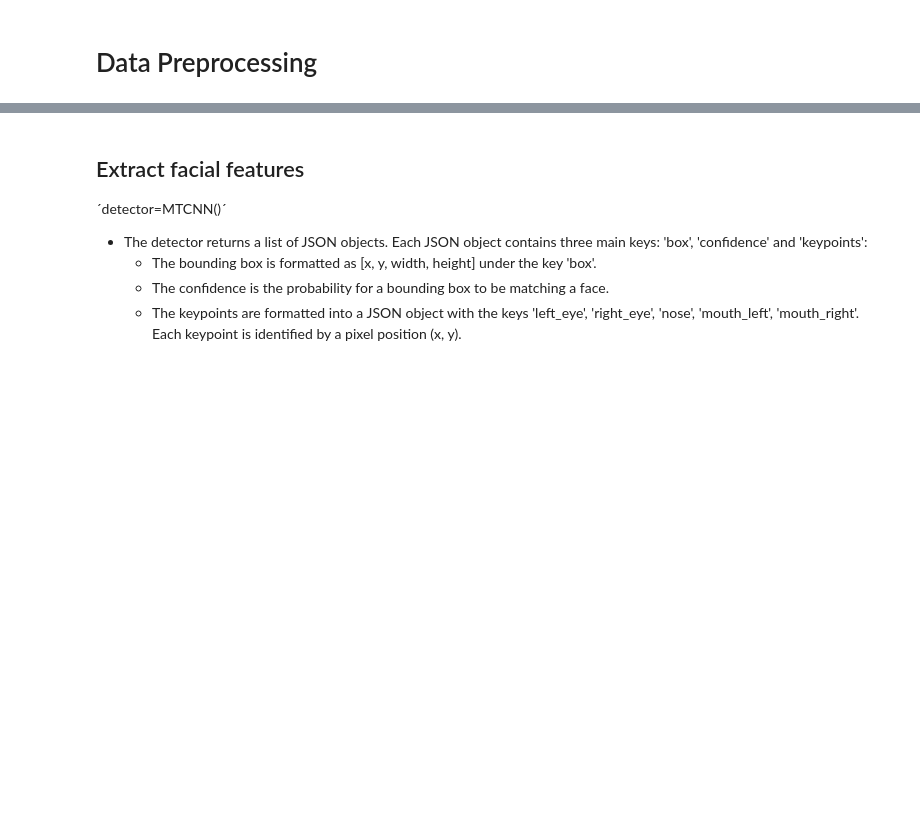
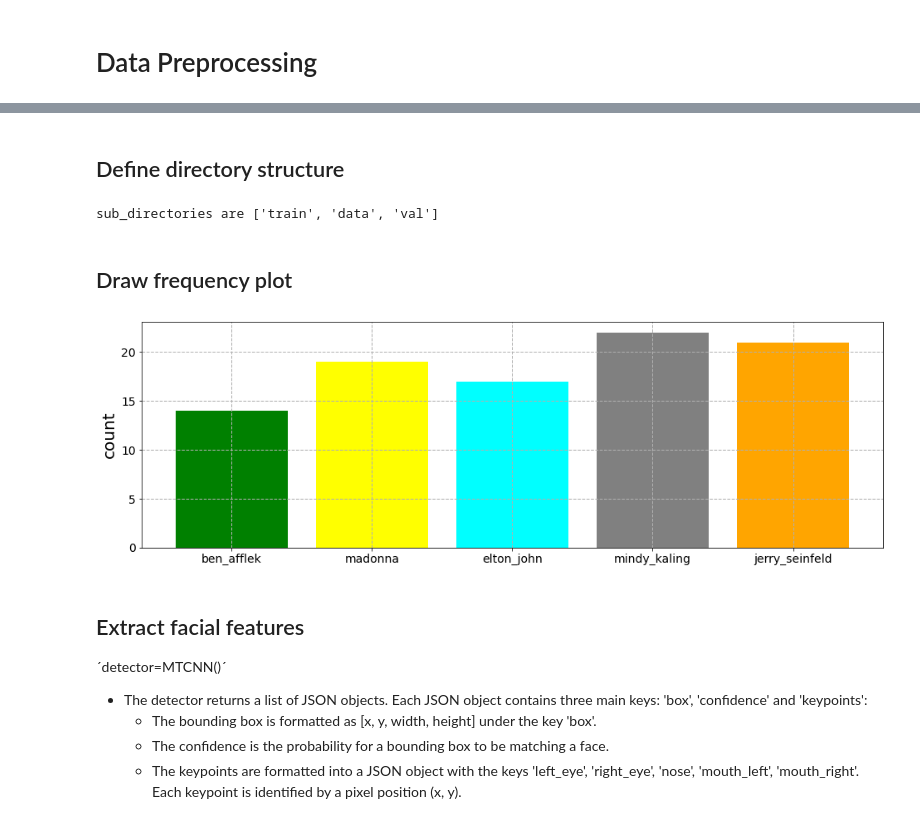
Before and after one commit to poojasaxena/face_recognition_modelling, a Jupyter notebook: keras_facenet/keras_facenet_inception_resnet_v1_celeb_data.ipynb, the cells around one changed output, grey strips where cells are left out. Drawn from its saved outputs; the diff is of its cells as text; code cells hidden in the pictures; blank space fills up the shorter version.

Commit message:
diectory structure verbessert

```diff
--- a/keras_facenet/keras_facenet_inception_resnet_v1_celeb_data.ipynb
+++ b/keras_facenet/keras_facenet_inception_resnet_v1_celeb_data.ipynb
@@ -130,0 +78,22 @@ draw_name_frequency_plot(dir_path=path)
+# %% [markdown]
+## Define directory structure
+# %%
+base_dir = os.environ.get('DirForImages')+'/5-celebrity-faces-dataset/'
+
+sub_dir_name = os.listdir(base_dir)
+print(f"sub_directories are {sub_dir_name}")
+
+base_dir_train = os.path.join(base_dir, sub_dir_name[0]+'/')
+base_dir_val   = os.path.join(base_dir, sub_dir_name[2]+'/')
+
+sub_sub_dir = os.listdir(os.path.join(base_dir,base_dir_train))
+
+base_dir_ben     = os.path.join(base_dir_train, sub_sub_dir[0]+'/')
+base_dir_madonna = os.path.join(base_dir_train, sub_sub_dir[1]+'/')
+base_dir_elton   = os.path.join(base_dir_train, sub_sub_dir[2]+'/')
+base_dir_mindy   = os.path.join(base_dir_train, sub_sub_dir[3]+'/')
+base_dir_jerry   = os.path.join(base_dir_train, sub_sub_dir[4]+'/')
+# %% [output]
+sub_directories are ['train', 'data', 'val']
+# %% [markdown]
+## Draw frequency plot
@@ -131,3 +116,7 @@ draw_name_frequency_plot(dir_path=path)
+# %%
+draw_name_frequency_plot(base_dir_train)
+# %% [output]
+[figure, added]
 # %% [markdown]
 ## Extract facial features
 ´detector=MTCNN()´
```
Also changed, not shown: parts of 16 cells of this notebook.
